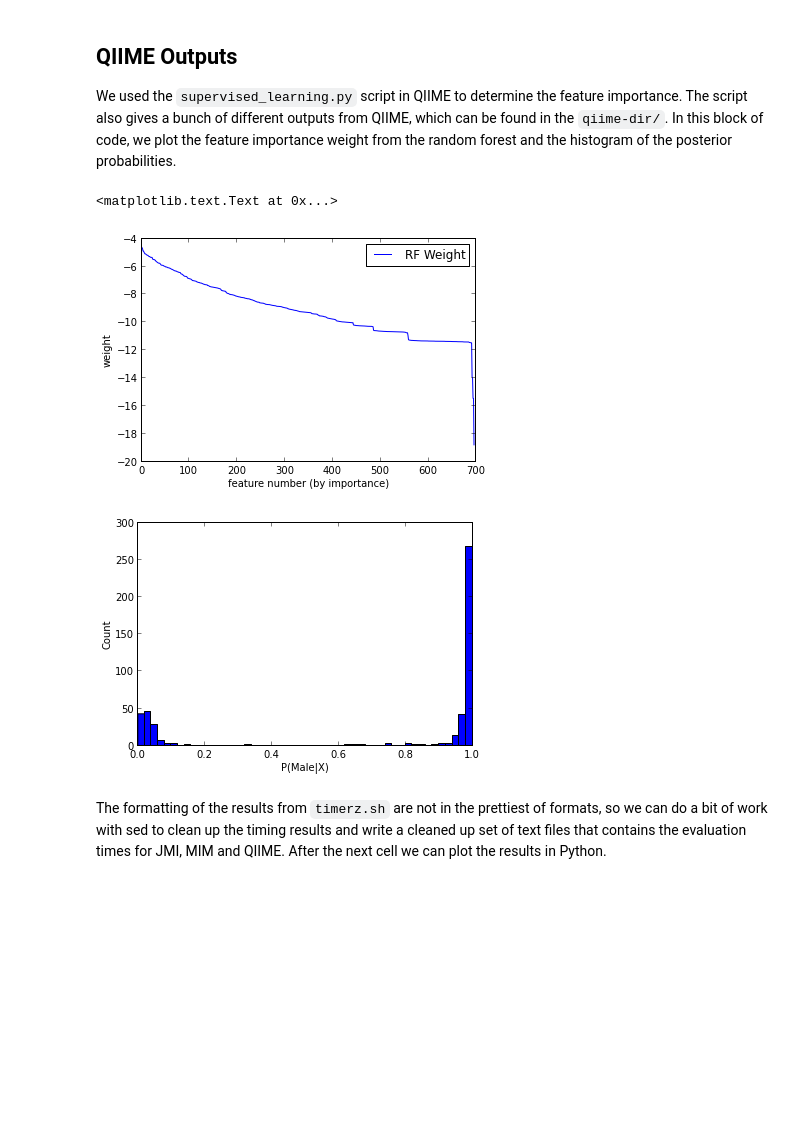
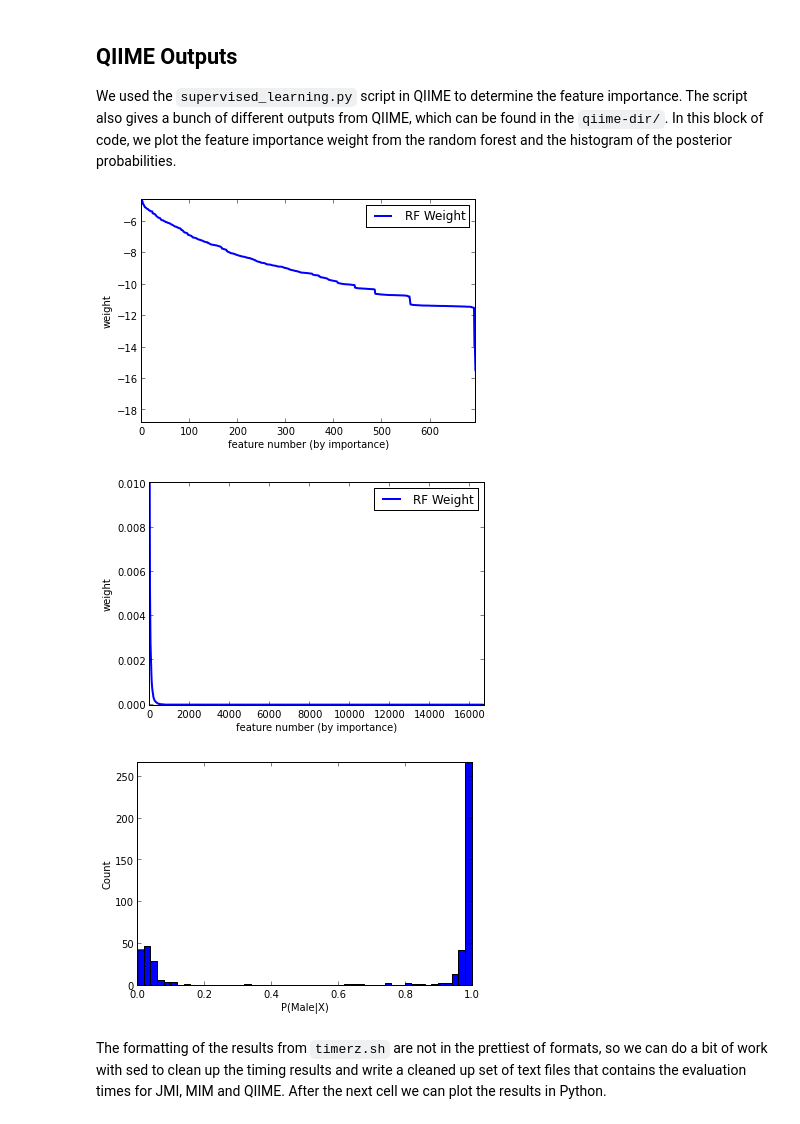
Before and after one commit to gditzler/MG-SubsetSelection, a Jupyter notebook: notebooks/FS-Times.ipynb, the cells around one changed output. Drawn from its saved outputs; the diff is of its cells as text; code cells hidden in the pictures; blank space fills up the shorter version.

```diff
--- a/notebooks/FS-Times.ipynb
+++ b/notebooks/FS-Times.ipynb
@@ -27,22 +52,34 @@ sh ../scripts/timerz.sh
 We used the `supervised_learning.py` script in QIIME to determine the feature importance. The script also gives a bunch of different outputs from QIIME, which can be found in the `qiime-dir/`. In this block of code, we plot the feature importance weight from the random forest and the histogram of the posterior probabilities.
 # %%
 df = pd.read_csv("../outputs/timerz/qiime-dir/feature_importance_scores.txt", sep="\t")
+plt.figure()
 plt.plot(np.array(range(len(df["Mean_decrease_in_accuracy"]))),
          np.log(df["Mean_decrease_in_accuracy"]),
-         label='RF Weight')
+         label='RF Weight',lw=2)
 plt.xlabel('feature number (by importance)')
 plt.ylabel('weight')
 plt.legend()
+plt.autoscale(tight=True)
+
+plt.figure()
+plt.plot(np.array(range(len(df["Mean_decrease_in_accuracy"]))),
+         df["Mean_decrease_in_accuracy"],
+         label='RF Weight',lw=2)
+plt.xlabel('feature number (by importance)')
+plt.ylabel('weight')
+plt.legend()
+plt.autoscale(tight=True)
 
 plt.figure()
 df = pd.read_csv("../outputs/timerz/qiime-dir/cv_probabilities.txt", sep="\t")
 h=plt.hist(df["male"], 50, label='probabilities')
 plt.xlabel('P(Male|X)')
 plt.ylabel('Count')
+plt.autoscale(tight=True)
 # %% [output]
-<matplotlib.text.Text at 0x...>
-[figure, old version]
+[figure, new version]
-[figure, old version]
+[figure, new version]
+[figure, added]
 # %% [markdown]
 The formatting of the results from `timerz.sh` are not in the prettiest of formats, so we can do a bit of work with sed to clean up the timing results and write a cleaned up set of text files that contains the evaluation times for JMI, MIM and QIIME. After the next cell we can plot the results in Python.
 # %%
```
Also changed, not shown: parts of 4 cells of this notebook.
